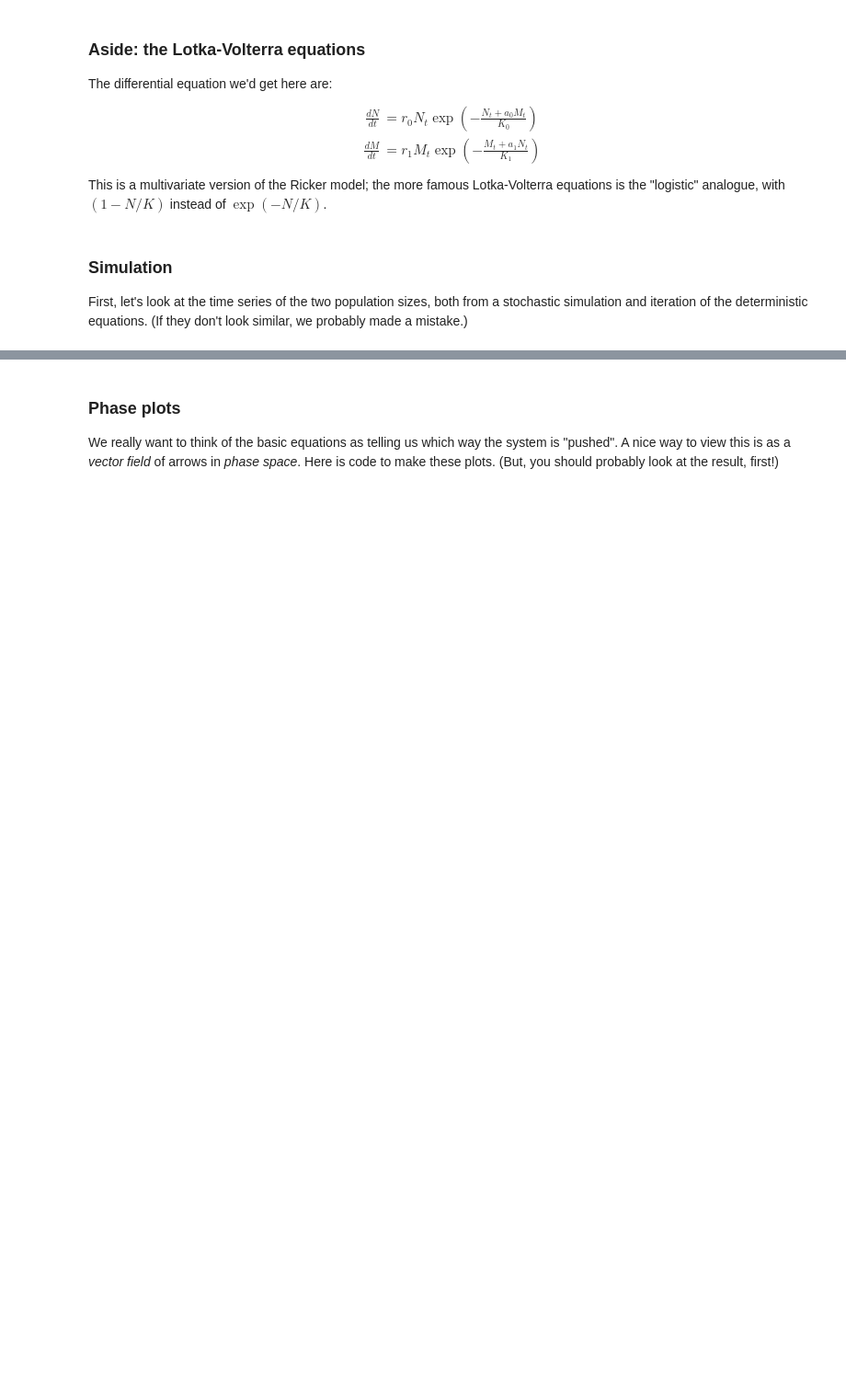
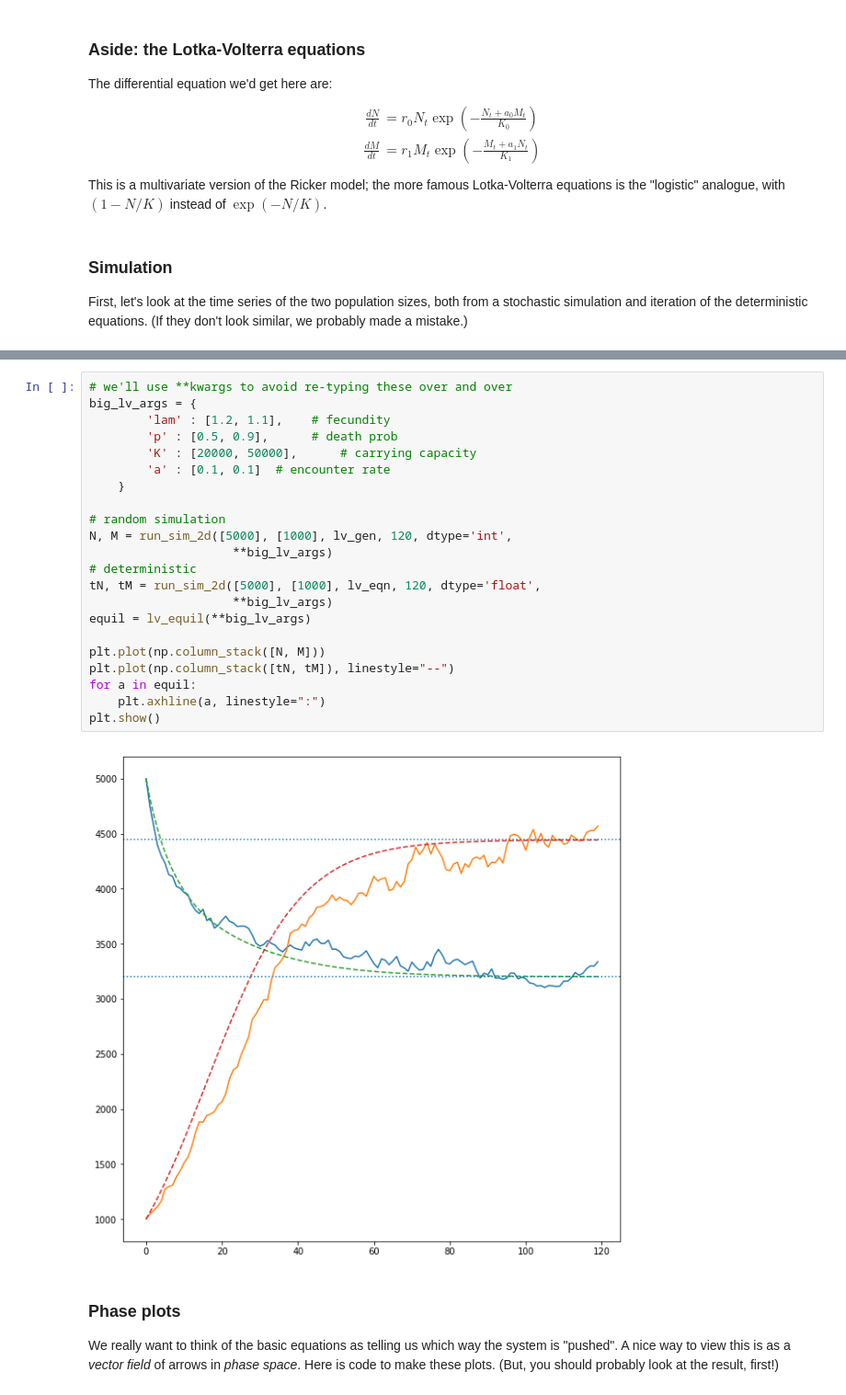
Before and after one commit to petrelharp/popbio, a Jupyter notebook: notebooks/interactions.ipynb, the cells around one changed output, grey strips where cells are left out. Shown at 92% size. Saved outputs shown, nothing was run; the diff lists cells and outputs as text; blank space fills up the shorter version.

```diff
--- a/notebooks/interactions.ipynb
+++ b/notebooks/interactions.ipynb
@@ -282,3 +284,27 @@ print("equilibrium:", equil)
+# %%
+# we'll use **kwargs to avoid re-typing these over and over
+big_lv_args = {
+        'lam' : [1.2, 1.1],    # fecundity
+        'p' : [0.5, 0.9],      # death prob
+        'K' : [20000, 50000],      # carrying capacity
+        'a' : [0.1, 0.1]  # encounter rate
+    }
+
+# random simulation
+N, M = run_sim_2d([5000], [1000], lv_gen, 120, dtype='int',
+                    **big_lv_args)
+# deterministic
+tN, tM = run_sim_2d([5000], [1000], lv_eqn, 120, dtype='float',
+                    **big_lv_args)
+equil = lv_equil(**big_lv_args)
+
+plt.plot(np.column_stack([N, M]))
+plt.plot(np.column_stack([tN, tM]), linestyle="--")
+for a in equil:
+    plt.axhline(a, linestyle=":")
+plt.show()
+# %% [output]
+[figure, added]
 # %% [markdown]
 ### Phase plots
 
```
Also changed, not shown: parts of 10 cells of this notebook.
